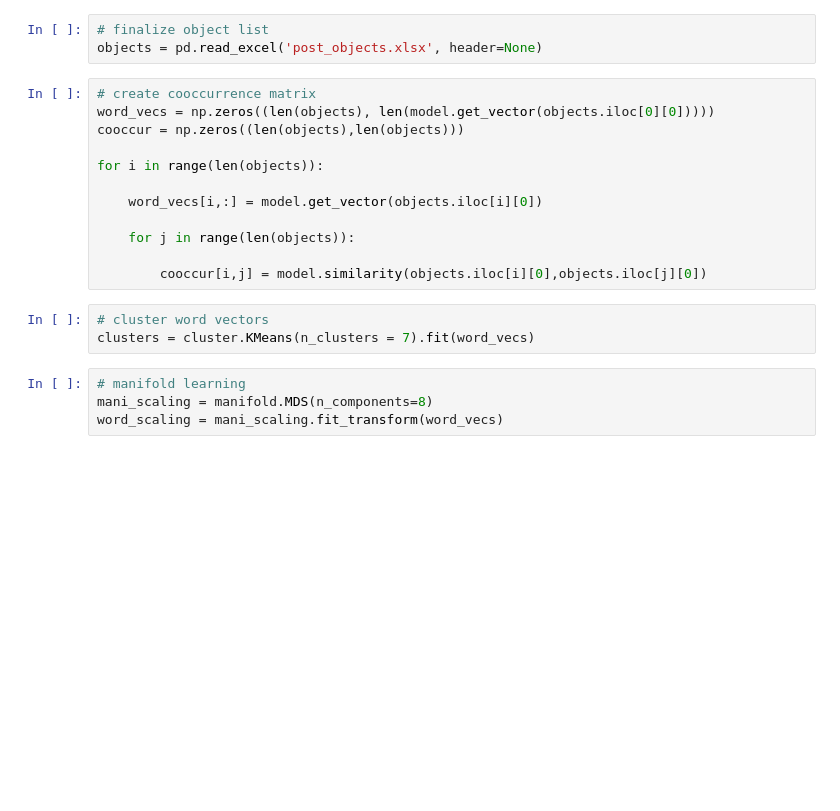
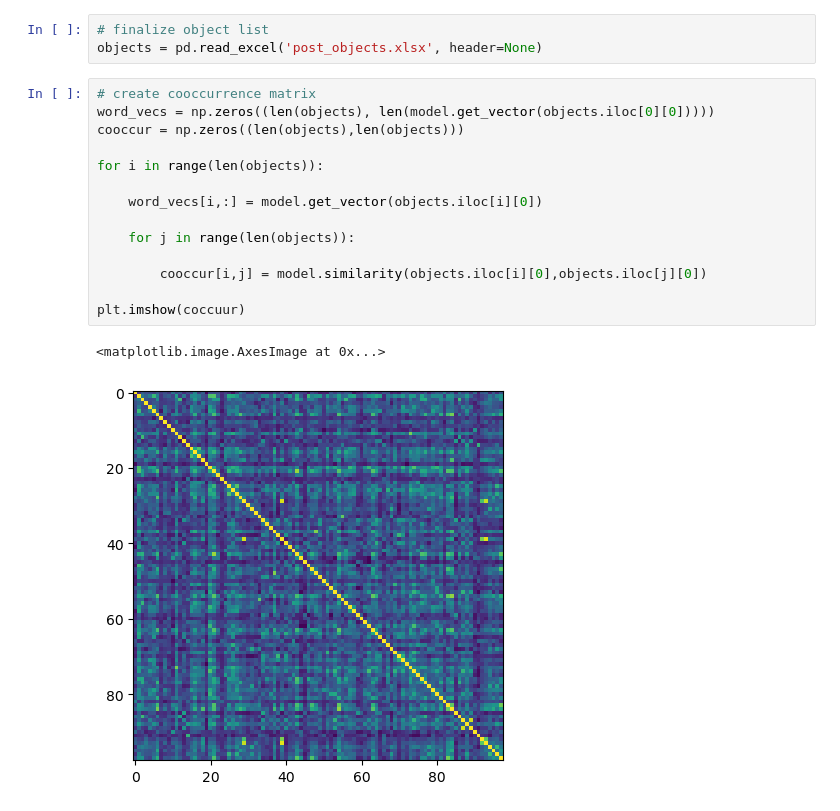
Before and after one commit to kjemery/vrrl, a Jupyter notebook: cooccurrence/cooccur_word2vec.ipynb, the cells around one changed output. Saved outputs shown, nothing was run; the diff lists cells and outputs as text; blank space fills up the shorter version.

```diff
--- a/cooccurrence/cooccur_word2vec.ipynb
+++ b/cooccurrence/cooccur_word2vec.ipynb
@@ -25,19 +19,17 @@ objects = pd.read_excel('post_objects.xlsx', header=None)
 # %%
 # create cooccurrence matrix
 word_vecs = np.zeros((len(objects), len(model.get_vector(objects.iloc[0][0]))))
 cooccur = np.zeros((len(objects),len(objects)))
 
 for i in range(len(objects)):
 
     word_vecs[i,:] = model.get_vector(objects.iloc[i][0])
 
     for j in range(len(objects)):
 
         cooccur[i,j] = model.similarity(objects.iloc[i][0],objects.iloc[j][0])
+
+plt.imshow(coccuur)
+# %% [output]
+<matplotlib.image.AxesImage at 0x...>
+[figure, added]
-# %%
-# cluster word vectors
-clusters = cluster.KMeans(n_clusters = 7).fit(word_vecs)
-# %%
-# manifold learning
-mani_scaling = manifold.MDS(n_components=8)
-word_scaling = mani_scaling.fit_transform(word_vecs)
```
Also changed, not shown: parts of 7 cells of this notebook, 3 other files.
